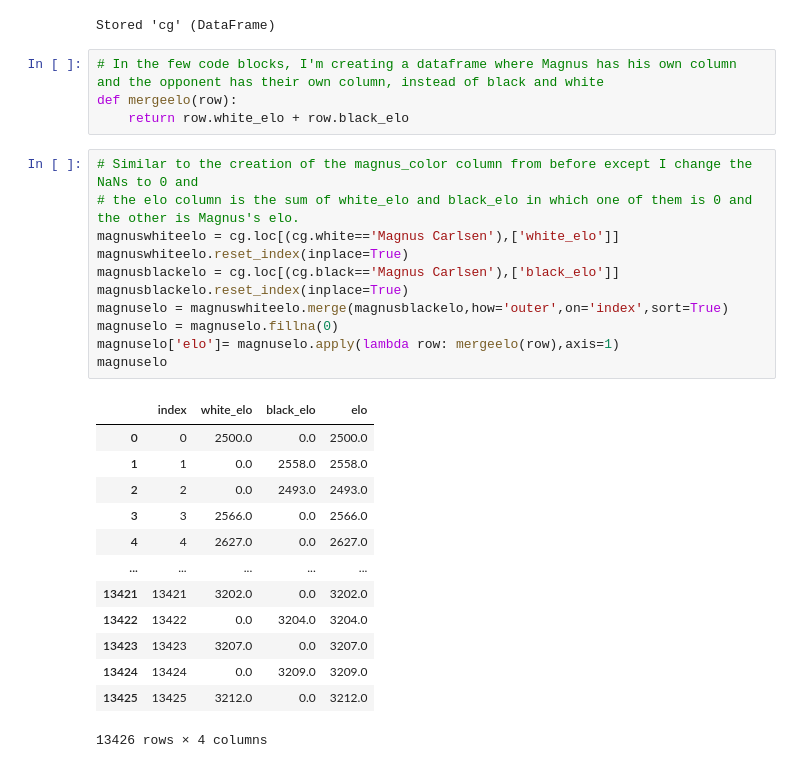
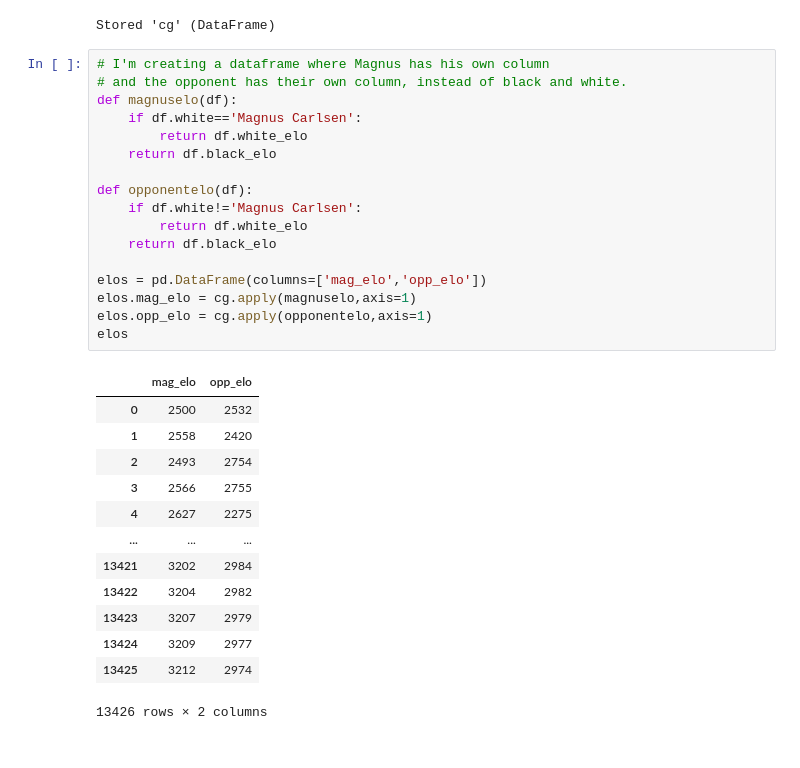
Before and after one commit to dealom/Magnus-Carlsen-Lichess-Games-Dataset-Analysis, a Jupyter notebook: Cleaning.ipynb, the cells around one changed output. Cells and saved outputs as stored; diff of their text form.

```diff
--- a/Cleaning.ipynb
+++ b/Cleaning.ipynb
@@ -241,31 +266,33 @@ cg.head()
 # %% [output]
 Stored 'cg' (DataFrame)
 # %%
-# In the few code blocks, I'm creating a dataframe where Magnus has his own column and the opponent has their own column, instead of black and white
-def mergeelo(row):
-    return row.white_elo + row.black_elo
+# I'm creating a dataframe where Magnus has his own column
+# and the opponent has their own column, instead of black and white.
+def magnuselo(df):
+    if df.white=='Magnus Carlsen':
+        return df.white_elo
+    return df.black_elo
+
+def opponentelo(df):
+    if df.white!='Magnus Carlsen':
+        return df.white_elo
+    return df.black_elo
+
+elos = pd.DataFrame(columns=['mag_elo','opp_elo'])
+elos.mag_elo = cg.apply(magnuselo,axis=1)
+elos.opp_elo = cg.apply(opponentelo,axis=1)
+elos
+# %% [output]
+|  | mag_elo | opp_elo |
+| 0 | 2500 | 2532 |
+| 1 | 2558 | 2420 |
+| 2 | 2493 | 2754 |
+| 3 | 2566 | 2755 |
+| 4 | 2627 | 2275 |
+| ... | ... | ... |
+| 13421 | 3202 | 2984 |
+| 13422 | 3204 | 2982 |
+| 13423 | 3207 | 2979 |
+| 13424 | 3209 | 2977 |
+| 13425 | 3212 | 2974 |
+13426 rows × 2 columns
-# %%
-# Similar to the creation of the magnus_color column from before except I change the NaNs to 0 and
-# the elo column is the sum of white_elo and black_elo in which one of them is 0 and the other is Magnus's elo.
-magnuswhiteelo = cg.loc[(cg.white=='Magnus Carlsen'),['white_elo']]
-magnuswhiteelo.reset_index(inplace=True)
-magnusblackelo = cg.loc[(cg.black=='Magnus Carlsen'),['black_elo']]
-magnusblackelo.reset_index(inplace=True)
-magnuselo = magnuswhiteelo.merge(magnusblackelo,how='outer',on='index',sort=True)
-magnuselo = magnuselo.fillna(0)
-magnuselo['elo']= magnuselo.apply(lambda row: mergeelo(row),axis=1)
-magnuselo
-# %% [output]
-|  | index | white_elo | black_elo | elo |
-| 0 | 0 | 2500.0 | 0.0 | 2500.0 |
-| 1 | 1 | 0.0 | 2558.0 | 2558.0 |
-| 2 | 2 | 0.0 | 2493.0 | 2493.0 |
-| 3 | 3 | 2566.0 | 0.0 | 2566.0 |
-| 4 | 4 | 2627.0 | 0.0 | 2627.0 |
-| ... | ... | ... | ... | ... |
-| 13421 | 13421 | 3202.0 | 0.0 | 3202.0 |
-| 13422 | 13422 | 0.0 | 3204.0 | 3204.0 |
-| 13423 | 13423 | 3207.0 | 0.0 | 3207.0 |
-| 13424 | 13424 | 0.0 | 3209.0 | 3209.0 |
-| 13425 | 13425 | 3212.0 | 0.0 | 3212.0 |
-13426 rows × 4 columns
```
Also changed, not shown: parts of 12 cells of this notebook, 12 other files.
